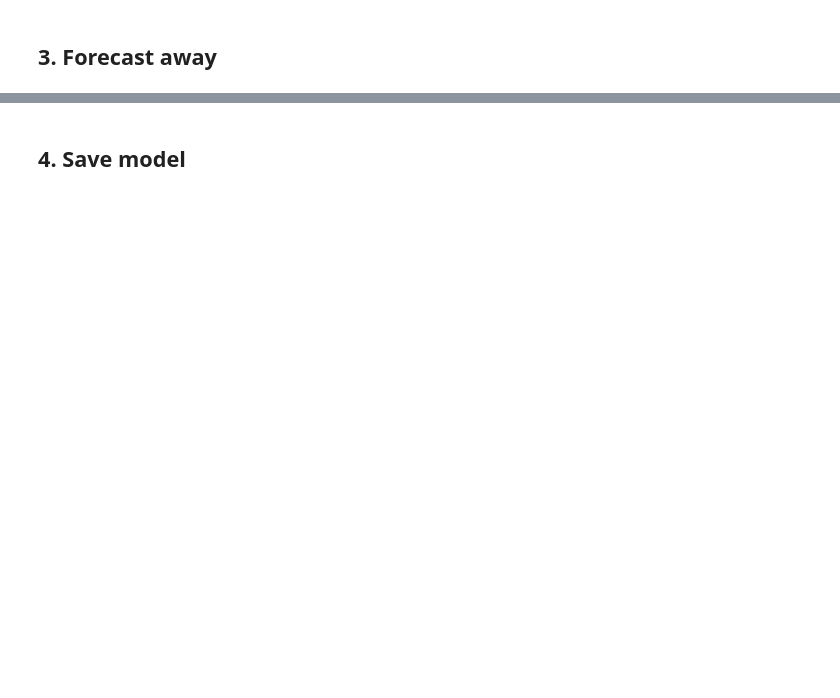
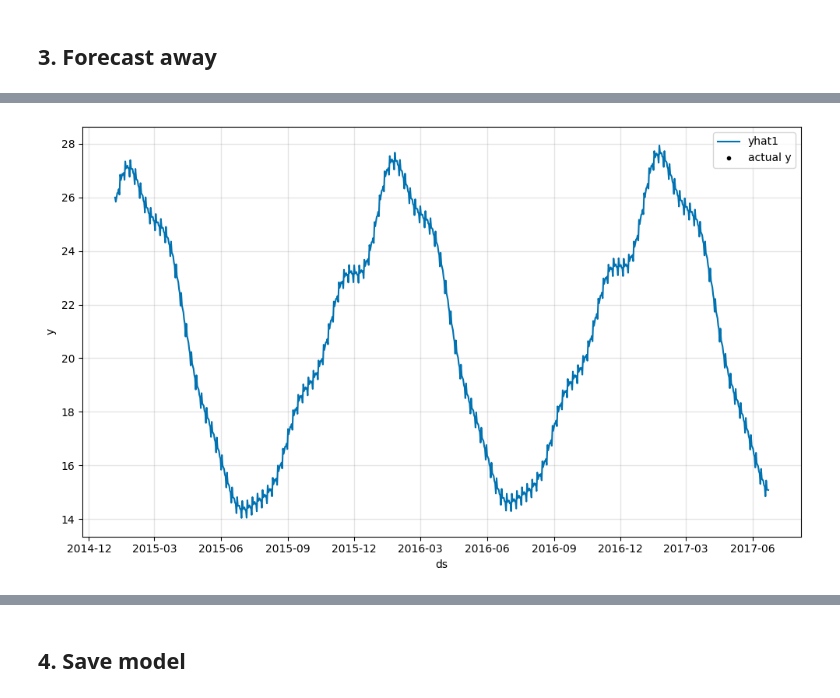
Before and after one commit to ortizfram/Forecasting-Weather-with-Neural-Prophet, a Jupyter notebook: neural-prophet.ipynb, the cells around one changed output, grey strips where cells are left out. Drawn from its saved outputs; the diff is of its cells as text; code cells hidden in the pictures; blank space fills up the shorter version.

```diff
--- a/neural-prophet.ipynb
+++ b/neural-prophet.ipynb
@@ -132,0 +135,7 @@ melb.tail()
+# %%
+# filter and rename columns to be selected by Prophet
+data = melb[['Date','Temp3pm']] # selkect cols
+data.dropna(inplace=True) # drop nulls
+# rename columns to 'ds' and 'y'
+data = data.rename(columns={'Date': 'ds', 'Temp3pm': 'y'})
+data.head()
@@ -133,2 +149,5 @@ melb.tail()
 # %% [markdown]
 ## 2. Train model
+# %%
+m = NeuralProphet()
+model = m.fit(data, freq='D', epochs=50)
@@ -135,2 +162,6 @@ melb.tail()
 # %% [markdown]
 ## 3. Forecast away
+# %%
+future = m.make_future_dataframe(data, periods=900)
+forecast = m.predict(future)
+forecast.head()
@@ -136,0 +199,3 @@ melb.tail()
+# %%
+plot1 = m.plot(forecast)
+# %% [output]
@@ -136,0 +203 @@ melb.tail()
+[figure, added]
```
Also changed, not shown: parts of 11 cells of this notebook.
